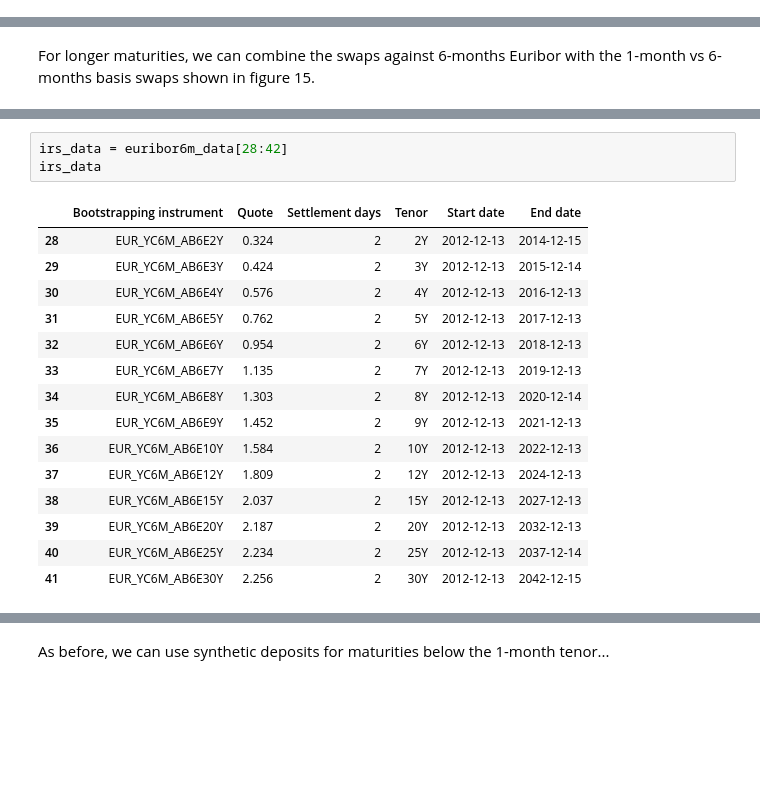
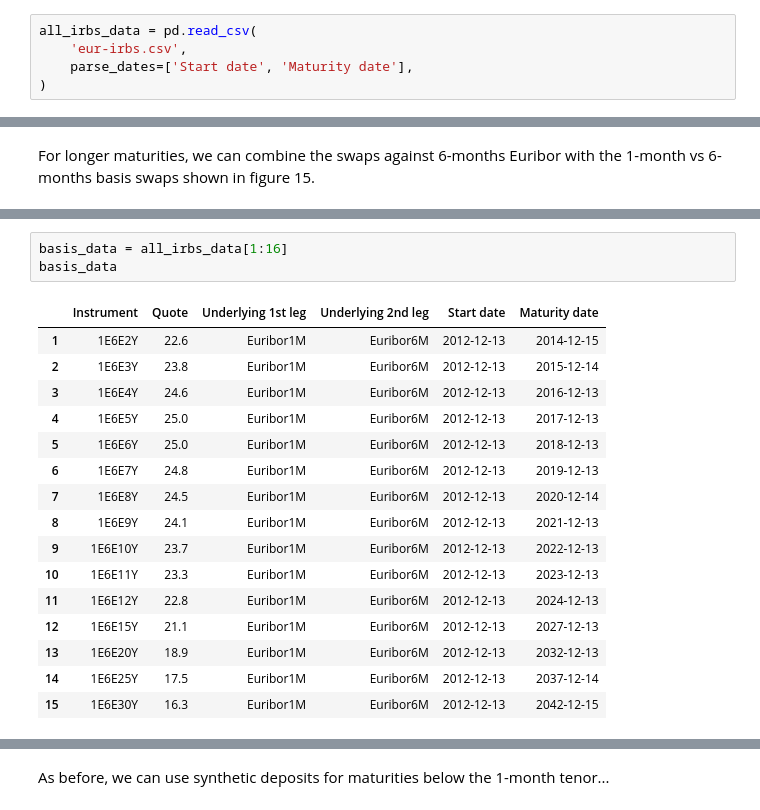
Before and after one commit to lballabio/ab-notebook, a Jupyter notebook: index.ipynb, the cells around one changed output, grey strips where cells are left out. Cells and saved outputs as stored; diff of their text form; blank space fills up the shorter version.

```diff
--- a/index.ipynb
+++ b/index.ipynb
@@ -55,0 +49,5 @@ Note that these helpers, and the library in general, requires rates to be in dec
+# %%
+all_irbs_data = pd.read_csv(
+    'eur-irbs.csv',
+    parse_dates=['Start date', 'Maturity date'],
+)
@@ -1580,19 +1483,20 @@ basis_data
-# %%
-irs_data = euribor6m_data[28:42]
-irs_data
-# %% [output]
-|  | Bootstrapping instrument | Quote | Settlement days | Tenor | Start date | End date |
-| 28 | EUR_YC6M_AB6E2Y | 0.324 | 2 | 2Y | 2012-12-13 | 2014-12-15 |
-| 29 | EUR_YC6M_AB6E3Y | 0.424 | 2 | 3Y | 2012-12-13 | 2015-12-14 |
-| 30 | EUR_YC6M_AB6E4Y | 0.576 | 2 | 4Y | 2012-12-13 | 2016-12-13 |
-| 31 | EUR_YC6M_AB6E5Y | 0.762 | 2 | 5Y | 2012-12-13 | 2017-12-13 |
-| 32 | EUR_YC6M_AB6E6Y | 0.954 | 2 | 6Y | 2012-12-13 | 2018-12-13 |
-| 33 | EUR_YC6M_AB6E7Y | 1.135 | 2 | 7Y | 2012-12-13 | 2019-12-13 |
-| 34 | EUR_YC6M_AB6E8Y | 1.303 | 2 | 8Y | 2012-12-13 | 2020-12-14 |
-| 35 | EUR_YC6M_AB6E9Y | 1.452 | 2 | 9Y | 2012-12-13 | 2021-12-13 |
-| 36 | EUR_YC6M_AB6E10Y | 1.584 | 2 | 10Y | 2012-12-13 | 2022-12-13 |
-| 37 | EUR_YC6M_AB6E12Y | 1.809 | 2 | 12Y | 2012-12-13 | 2024-12-13 |
-| 38 | EUR_YC6M_AB6E15Y | 2.037 | 2 | 15Y | 2012-12-13 | 2027-12-13 |
-| 39 | EUR_YC6M_AB6E20Y | 2.187 | 2 | 20Y | 2012-12-13 | 2032-12-13 |
-| 40 | EUR_YC6M_AB6E25Y | 2.234 | 2 | 25Y | 2012-12-13 | 2037-12-14 |
-| 41 | EUR_YC6M_AB6E30Y | 2.256 | 2 | 30Y | 2012-12-13 | 2042-12-15 |
+# %%
+basis_data = all_irbs_data[1:16]
+basis_data
+# %% [output]
+|  | Instrument | Quote | Underlying 1st leg | Underlying 2nd leg | Start date | Maturity date |
+| 1 | 1E6E2Y | 22.6 | Euribor1M | Euribor6M | 2012-12-13 | 2014-12-15 |
+| 2 | 1E6E3Y | 23.8 | Euribor1M | Euribor6M | 2012-12-13 | 2015-12-14 |
+| 3 | 1E6E4Y | 24.6 | Euribor1M | Euribor6M | 2012-12-13 | 2016-12-13 |
+| 4 | 1E6E5Y | 25.0 | Euribor1M | Euribor6M | 2012-12-13 | 2017-12-13 |
+| 5 | 1E6E6Y | 25.0 | Euribor1M | Euribor6M | 2012-12-13 | 2018-12-13 |
+| 6 | 1E6E7Y | 24.8 | Euribor1M | Euribor6M | 2012-12-13 | 2019-12-13 |
+| 7 | 1E6E8Y | 24.5 | Euribor1M | Euribor6M | 2012-12-13 | 2020-12-14 |
+| 8 | 1E6E9Y | 24.1 | Euribor1M | Euribor6M | 2012-12-13 | 2021-12-13 |
+| 9 | 1E6E10Y | 23.7 | Euribor1M | Euribor6M | 2012-12-13 | 2022-12-13 |
+| 10 | 1E6E11Y | 23.3 | Euribor1M | Euribor6M | 2012-12-13 | 2023-12-13 |
+| 11 | 1E6E12Y | 22.8 | Euribor1M | Euribor6M | 2012-12-13 | 2024-12-13 |
+| 12 | 1E6E15Y | 21.1 | Euribor1M | Euribor6M | 2012-12-13 | 2027-12-13 |
+| 13 | 1E6E20Y | 18.9 | Euribor1M | Euribor6M | 2012-12-13 | 2032-12-13 |
+| 14 | 1E6E25Y | 17.5 | Euribor1M | Euribor6M | 2012-12-13 | 2037-12-14 |
+| 15 | 1E6E30Y | 16.3 | Euribor1M | Euribor6M | 2012-12-13 | 2042-12-15 |
```
Also changed, not shown: parts of 106 cells of this notebook, 11 other files.
